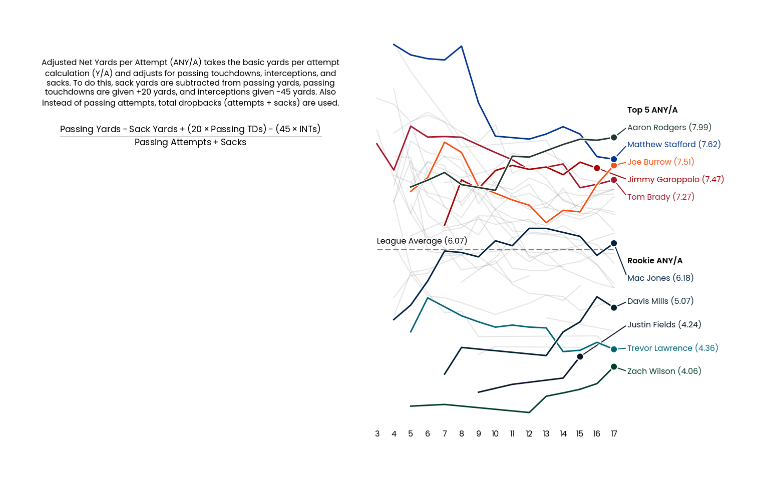
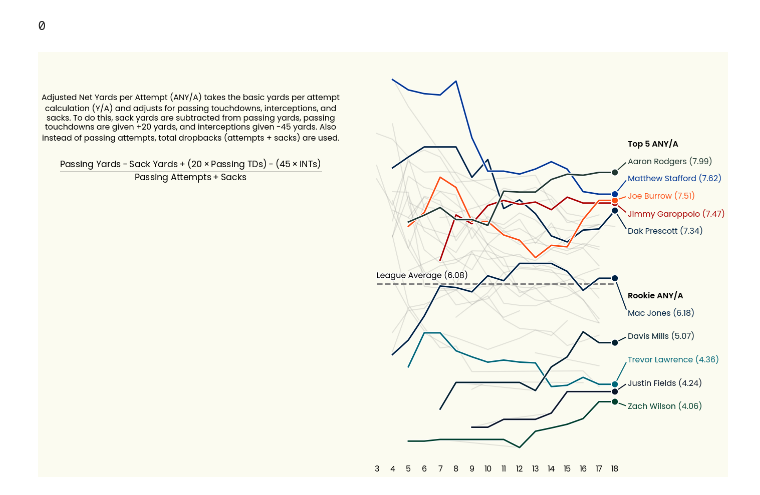
Before and after one commit to naveenv92/nfl-infographics, a Jupyter notebook: notebooks/adjusted_net_yards_winning/adjusted_net_yards_winning.ipynb, the cells around one changed output. Cells and saved outputs as stored; diff of their text form; code cells hidden in the pictures.

```diff
--- a/notebooks/adjusted_net_yards_winning/adjusted_net_yards_winning.ipynb
+++ b/notebooks/adjusted_net_yards_winning/adjusted_net_yards_winning.ipynb
@@ -155,7 +159,6 @@ rookies = [
 qb_list = (
     qb_list[qb_list["yards"] >= 1000]
     .merge(df_passing_cum[["full_name", "week", "any_a"]])
-    .sort_values("any_a", ascending=False)
     .reset_index(drop=True)
 )
 
@@ -166,6 +169,7 @@ qb_list = (
 
 qb_list.loc[qb_list["full_name"].isin(rookies), "rookie"] = True
 qb_list["rookie"] = qb_list["rookie"].fillna(False)
+qb_list = qb_list.sort_values("any_a", ascending=False).reset_index(drop=True)
 qb_list
 # %% [output]
 |  | full_name | team | completions | yards | dropbacks | week | any_a | team_color | team_color2 | ... |
@@ -212,10 +256,14 @@ dtype: float64
+# %%
+df_net["net_pts"].sum()
+# %% [output]
+0
 # %%
 plt.rcParams["font.family"] = "Poppins"
 plt.rcParams["font.size"] = 16
 plt.rcParams["xtick.major.size"] = 0
 plt.rcParams["ytick.major.size"] = 0
 
-fig = plt.figure(figsize=(20, 15), facecolor="white")
+fig = plt.figure(figsize=(20, 15), facecolor="#fbfbf0")
 gs = fig.add_gridspec(nrows=2, ncols=2)
 ax_formula = fig.add_subplot(gs[0, 0], frame_on=False)
 ax_performances = fig.add_subplot(gs[1, 0], frame_on=False)
@@ -249,7 +297,7 @@ ax_performances.set_xticks([])
 ax_performances.set_yticks([])
 
 # League Average
-ax_league.plot([3, 17], [league_avg.any_a, league_avg.any_a], linestyle="--", linewidth=3, color="gray", zorder=1)
+ax_league.plot([3, 18], [league_avg.any_a, league_avg.any_a], linestyle="--", linewidth=3, color="gray", zorder=1)
 ax_league.text(
     3, league_avg.any_a + 0.1,
     f"League Average ({league_avg.any_a.round(2)})",
@@ -257,6 +305,9 @@ ax_league.text(
     va="baseline",
     path_effects=[pe.withStroke(linewidth=4, foreground="white")]
 )
+
+# Dataframe to merge on all weeks and ffill
+df_weeks = pd.DataFrame({"week": range(1, 19)})
 
 # Plot Top 5 QBs
 top_5_qbs = qb_list[:5]["full_name"]
@@ -267,7 +318,13 @@ midpoint_top_5 = (
     .mean()
 )
 for i, qb in enumerate(top_5_qbs[::-1]):
-    df_temp = df_passing_cum[(df_passing_cum["full_name"] == qb) & (df_passing_cum["yards"] >= 1000)].reset_index(drop=True).copy()
+    df_temp = (
+        df_passing_cum[(df_passing_cum["full_name"] == qb) & (df_passing_cum["yards"] >= 1000)]
+        .reset_index(drop=True)
+        .merge(df_weeks, how="right")
+        .ffill()
+        .copy()
+    )
     ax_league.plot(
         df_temp["week"], df_temp["any_a"],
         color=qb_list[qb_list["full_name"] == qb].team_color.iloc[0],
@@ -284,7 +341,7 @@ for i, qb in enumerate(top_5_qbs[::-1]):
     ax_league.annotate(
         f"{qb} ({df_temp.iloc[-1].any_a.round(2)})",
         xy=coords,
-        xytext=(17.8, midpoint_top_5 + offset),
+        xytext=(18.8, midpoint_top_5 + offset),
         color=qb_list[qb_list["full_name"] == qb].team_color.iloc[0],
         ha="left",
         va="center",
@@ -293,7 +350,7 @@ for i, qb in enumerate(top_5_qbs[::-1]):
     )
 
 ax_league.text(
-    17.8, midpoint_top_5 + 0.9,
+    18.8, midpoint_top_5 + 0.9,
     "Top 5 ANY/A",
     ha="left",
     va="center",
@@ -309,7 +366,13 @@ midpoint_rookie = (
     .mean()
 )
 for i, qb in enumerate(rookie_qbs[::-1]):
-    df_temp = df_passing_cum[(df_passing_cum["full_name"] == qb) & (df_passing_cum["yards"] >= 1000)].reset_index(drop=True).copy()
+    df_temp = (
+        df_passing_cum[(df_passing_cum["full_name"] == qb) & (df_passing_cum["yards"] >= 1000)]
+        .reset_index(drop=True)
+        .merge(df_weeks, how="right")
+        .ffill()
+        .copy()
+    )
     ax_league.plot(
         df_temp["week"], df_temp["any_a"],
         color=qb_list[qb_list["full_name"] == qb].team_color.iloc[0],
@@ -323,36 +386,36 @@ for i, qb in enumerate(rookie_qbs[::-1]):
     )
     coords = (df_temp.iloc[-1].week, df_temp.iloc[-1].any_a)
     offset = (i - 2) * 0.4
     ax_league.annotate(
         f"{qb} ({df_temp.iloc[-1].any_a.round(2)})",
         xy=coords,
-        xytext=(17.8, midpoint_rookie + offset),
+        xytext=(18.8, midpoint_rookie + offset),
         color=qb_list[qb_list["full_name"] == qb].team_color.iloc[0],
         ha="left",
         va="center",
         arrowprops=dict(arrowstyle="-", relpos=(0, 0.5), linewidth=2, color=qb_list[qb_list["full_name"] == qb].team_color.iloc[0]),
         zorder=1
     )
 
 ax_league.text(
-    17.8, midpoint_rookie + 1.1,
+    18.8, midpoint_rookie + 1.1,
     "Rookie ANY/A",
     ha="left",
     va="center",
     fontweight=600
 )
 
 # Plot rest of league in gray
 for qb in qb_list["full_name"][5:]:
     df_temp = df_passing_cum[(df_passing_cum["full_name"] == qb) & (df_passing_cum["yards"] >= 1000)].copy()
     ax_league.plot(df_temp["week"], df_temp["any_a"], linewidth=2, color="gray", alpha=0.2, zorder=1)
 
-ax_league.set_xticks(range(3, 18))
-ax_league.set_xlim(2.5, 17.5)
+ax_league.set_xticks(range(3, 19))
+ax_league.set_xlim(2.5, 18.5)
 
 ax_league.set_yticklabels([])
 ax_league.set_ylim(3, 10)
-plt.savefig("any_a.png", dpi=300, bbox_inches="tight")
+#plt.savefig("any_a.png", dpi=300, bbox_inches="tight")
 plt.show()
 # %% [output]
-[figure, old version]
+[figure, new version]
```
Also changed, not shown: parts of 7 cells of this notebook.
